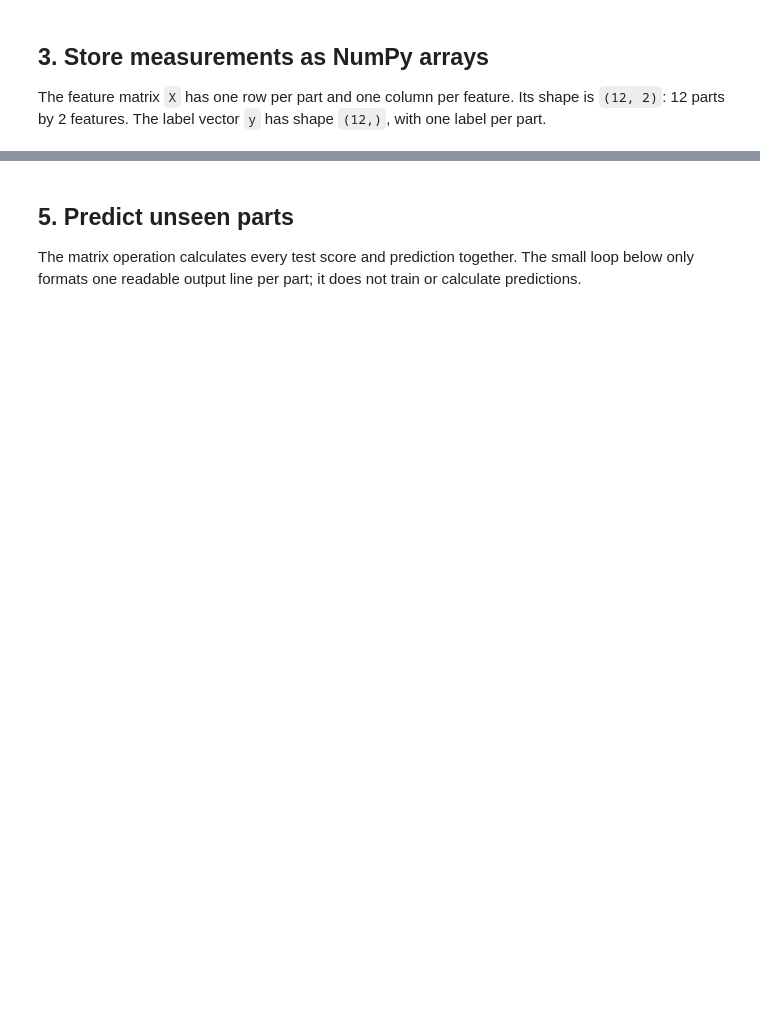
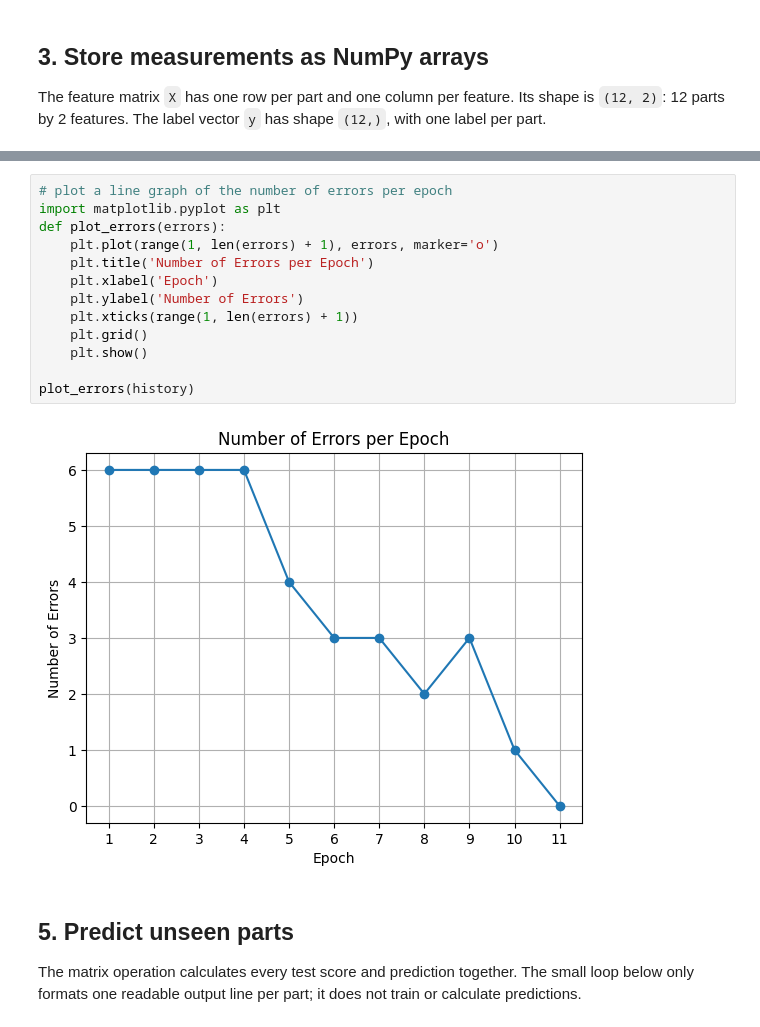
Before and after one commit to mdsiprojects/anlpspr2026-published, a Jupyter notebook: perceptron/02_perceptron_with_numpy.ipynb, the cells around one changed output, grey strips where cells are left out. Drawn from its saved outputs; the diff is of its cells as text; blank space fills up the shorter version.

```diff
--- a/perceptron/02_perceptron_with_numpy.ipynb
+++ b/perceptron/02_perceptron_with_numpy.ipynb
@@ -98,3 +122,18 @@ else:
+# %%
+# plot a line graph of the number of errors per epoch
+import matplotlib.pyplot as plt
+def plot_errors(errors):
+    plt.plot(range(1, len(errors) + 1), errors, marker='o')
+    plt.title('Number of Errors per Epoch')
+    plt.xlabel('Epoch')
+    plt.ylabel('Number of Errors')
+    plt.xticks(range(1, len(errors) + 1))
+    plt.grid()
+    plt.show()
+
+plot_errors(history)
+# %% [output]
+[figure, added]
 # %% [markdown]
 ## 5. Predict unseen parts
 
```
Also changed, not shown: parts of 7 cells of this notebook, 6 other files.
